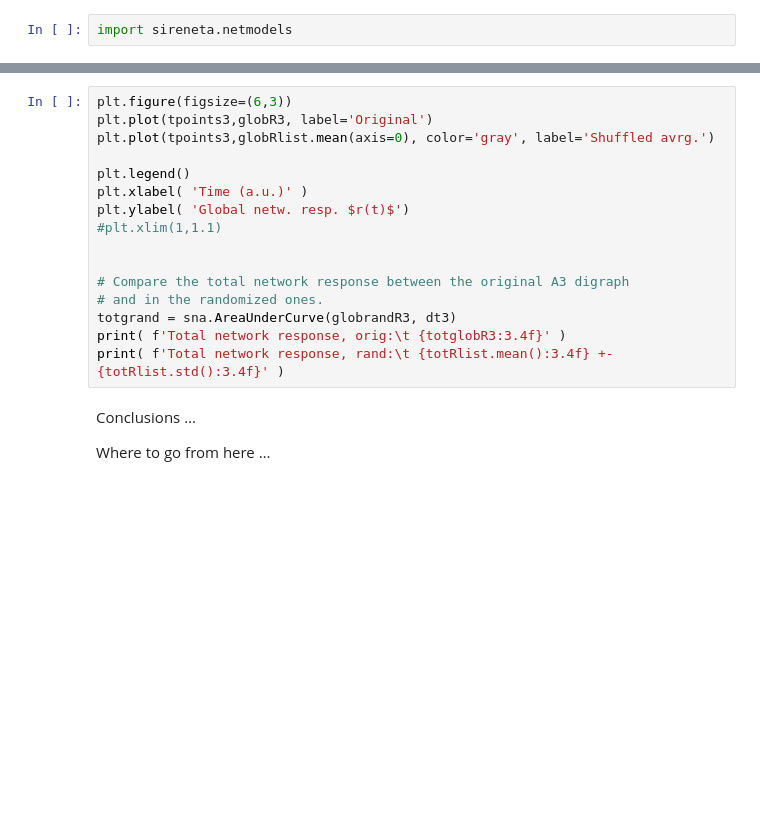
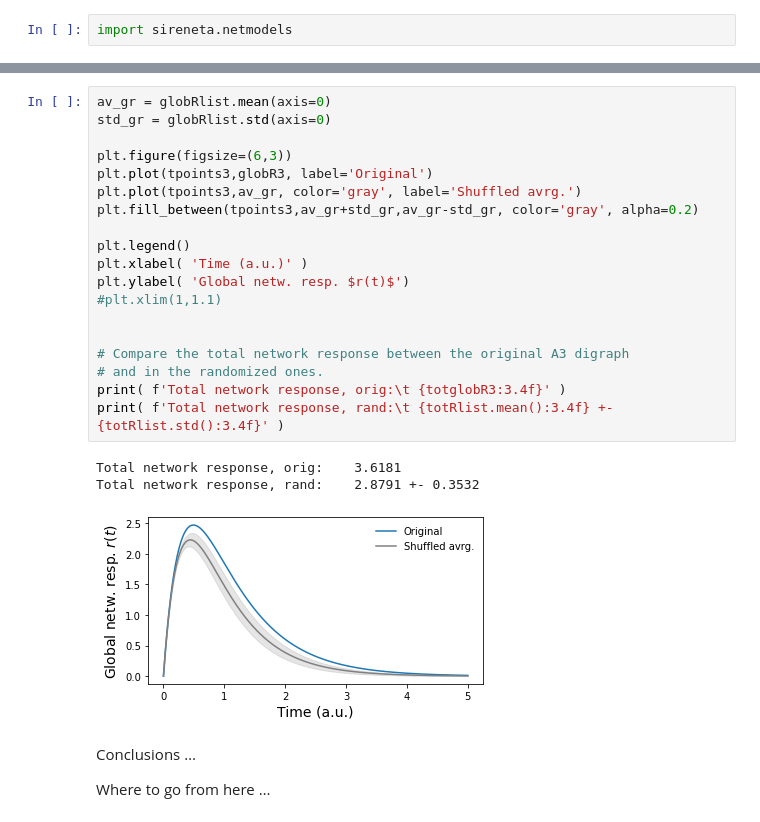
Before and after one commit to mb-BCA/SiReNetA_Tutorials, a Jupyter notebook: Tutorial_Notebooks/2_Basics_StimRespMetrics.ipynb, the cells around one changed output, grey strips where cells are left out. Cells and saved outputs as stored; diff of their text form; blank space fills up the shorter version.

```diff
--- a/Tutorial_Notebooks/2_Basics_StimRespMetrics.ipynb
+++ b/Tutorial_Notebooks/2_Basics_StimRespMetrics.ipynb
@@ -533,19 +614,26 @@ print( f'{time2-time1} seconds' )
 # %%
+av_gr = globRlist.mean(axis=0)
+std_gr = globRlist.std(axis=0)
+
 plt.figure(figsize=(6,3))
 plt.plot(tpoints3,globR3, label='Original')
-plt.plot(tpoints3,globRlist.mean(axis=0), color='gray', label='Shuffled avrg.')
+plt.plot(tpoints3,av_gr, color='gray', label='Shuffled avrg.')
+plt.fill_between(tpoints3,av_gr+std_gr,av_gr-std_gr, color='gray', alpha=0.2)
 
 plt.legend()
 plt.xlabel( 'Time (a.u.)' )
 plt.ylabel( 'Global netw. resp. $r(t)$')
 #plt.xlim(1,1.1)
 
 
 # Compare the total network response between the original A3 digraph
 # and in the randomized ones.
-totgrand = sna.AreaUnderCurve(globrandR3, dt3)
 print( f'Total network response, orig:\t {totglobR3:3.4f}' )
 print( f'Total network response, rand:\t {totRlist.mean():3.4f} +- {totRlist.std():3.4f}' )
+# %% [output]
+Total network response, orig:    3.6181
+Total network response, rand:    2.8791 +- 0.3532
+[figure, added]
 # %% [markdown]
 Conclusions …
 
```
Also changed, not shown: parts of 29 cells of this notebook.
